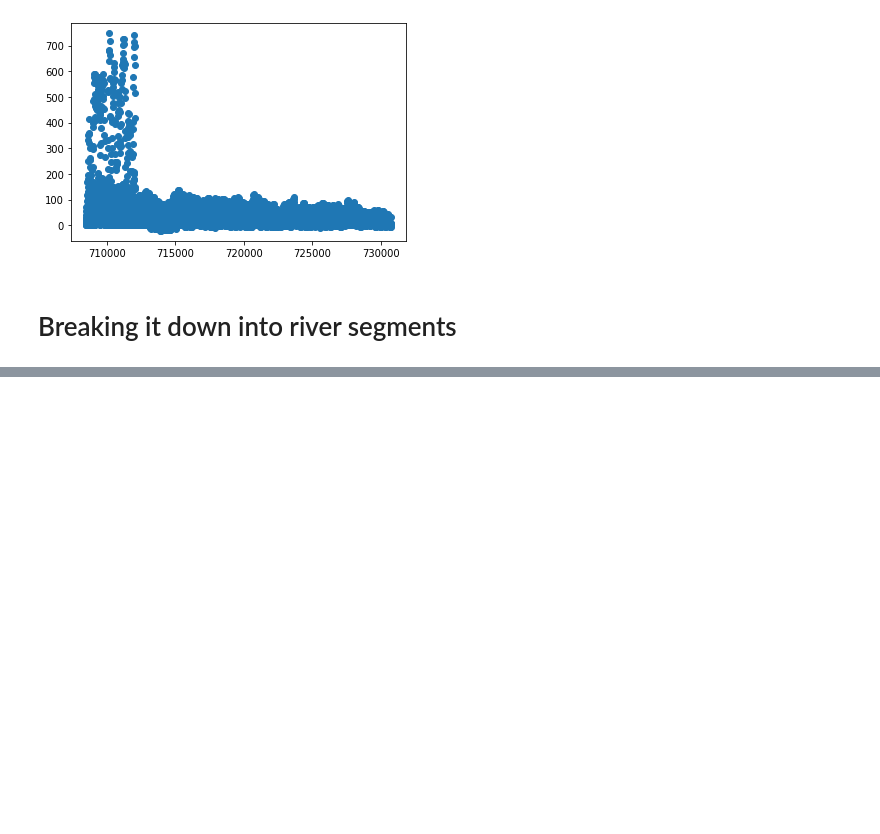
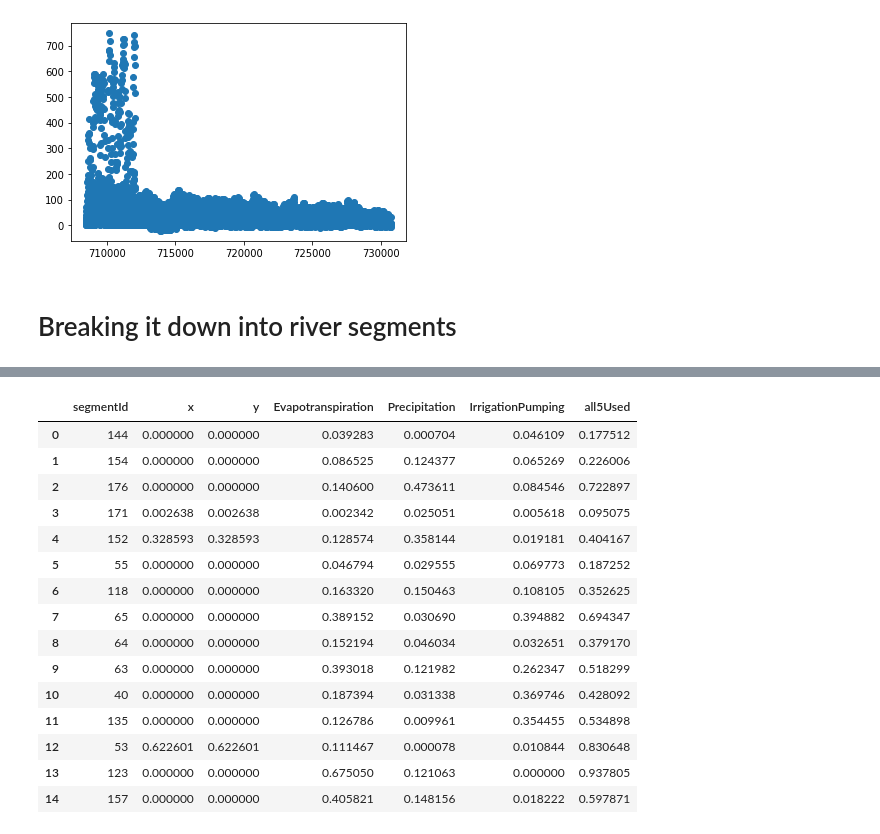
Before and after one commit to tjbrower/projet6, a Jupyter notebook: Thomas_code.ipynb, the cells around one changed output, grey strips where cells are left out. Drawn from its saved outputs; the diff is of its cells as text; code cells hidden in the pictures; blank space fills up the shorter version.

```diff
--- a/Thomas_code.ipynb
+++ b/Thomas_code.ipynb
@@ -68,7 +60,7 @@ for segment in df.Segment_id.unique():
     segment_output = current_segment[['Observed']]
     segment_LR = LR()
     segment_LR.fit(segment_input, segment_output)
-    columns = ['Evapotranspiration', 'Precipitation', 'Irrigation_pumping']
+    columns = ['x', 'y', 'Evapotranspiration', 'Precipitation', 'Irrigation_pumping']
     r_scores_for_each_segment.append(segment_LR.score(segment_input, segment_output))
 
     grid_results = []
@@ -78,33 +70,34 @@ for segment in df.Segment_id.unique():
         grid_LR = LR()
         grid_LR.fit(new_input, segment_output)
         grid_results.append(grid_LR.score(new_input, segment_output))
-    grid1, grid2, grid3 = grid_results[0], grid_results[1], grid_results[2]
+    grid1, grid2, grid3, grid4, grid5 = grid_results[0], grid_results[1], grid_results[2], grid_results[3], grid_results[4]
     all_grid_scores.append(grid_results)
 
     input_df = sm.add_constant(segment_input)
     model = sm.OLS(segment_output, input_df)
     results = model.fit()
-    print(results.summary(), 'and this is the r square value ', segment_LR.score(segment_input, segment_output))
+    print('\nRiver Segment\n', segment, '\n', results.pvalues, 'r score\n', segment_LR.score(segment_input, segment_output))
+#    print(results.summary(), 'and this is the r square value ', segment_LR.score(segment_input, segment_output))
 
 #     test_df = current_segment[['Evapotranspiration', 'Precipitation']]
 #     display(test_df.head(5))
     other_grid = []
-    for k in range(3):
-        for x in range(3):
-            if x <= k:
-                continue
-            else:
-                new_df = current_segment[[columns[k], columns[x]]]
-                other_grid_LR = LR()
-                other_grid_LR.fit(new_df, segment_output)
-                other_grid.append(other_grid_LR.score(new_df, segment_output))
-    other_grid1, other_grid2, other_grid3 = other_grid[0], other_grid[1], other_grid[2]
-    data_frame_list.append([segment, grid1, grid2, grid3, other_grid1, other_grid2, other_grid3, segment_LR.score(segment_input, segment_output)])
+#     for k in range(3):
+#         for x in range(3):
+#             if x <= k:
+#                 continue
+#             else:
+#                 new_df = current_segment[[columns[k], columns[x]]]
+#                 other_grid_LR = LR()
+#                 other_grid_LR.fit(new_df, segment_output)
+#                 other_grid.append(other_grid_LR.score(new_df, segment_output))
+#     other_grid1, other_grid2, other_grid3 = other_grid[0], other_grid[1], other_grid[2]
+    data_frame_list.append([segment, grid1, grid2, grid3, grid4, grid5, segment_LR.score(segment_input, segment_output)])
 
 #display(df.Segment_id.unique(), df.Segment_id.unique().shape, r_scores_for_each_segment)
 #display('all the grid scores\n', all_grid_scores)
-column_df = ['segmentId', 'Evapotranspiration', 'Precipitation', 'IrrigationPumping', 'EvapotranspirationAndPrecipitation',
-             'EvapotranspirationAndIrrigationPumping', 'PrecipitationAndIrrigationPumping', 'all3Used']
+column_df = ['segmentId', 'x', 'y', 'Evapotranspiration', 'Precipitation',
+             'IrrigationPumping', 'all5Used']
 full_df = pd.DataFrame(data_frame_list, columns = column_df)
 #full_df.save_csv(index = False)
 # %% [output]
@@ -316,5 +309,22 @@ strong multicollinearity problems or that the design matrix is singular. and thi
 # %%
-#full_df.head(15)
+full_df.head(15)
+# %% [output]
+|  | segmentId | x | y | Evapotranspiration | Precipitation | IrrigationPumping | all5Used |
+| 0 | 144 | 0.000000 | 0.000000 | 0.039283 | 0.000704 | 0.046109 | 0.177512 |
+| 1 | 154 | 0.000000 | 0.000000 | 0.086525 | 0.124377 | 0.065269 | 0.226006 |
+| 2 | 176 | 0.000000 | 0.000000 | 0.140600 | 0.473611 | 0.084546 | 0.722897 |
+| 3 | 171 | 0.002638 | 0.002638 | 0.002342 | 0.025051 | 0.005618 | 0.095075 |
+| 4 | 152 | 0.328593 | 0.328593 | 0.128574 | 0.358144 | 0.019181 | 0.404167 |
+| 5 | 55 | 0.000000 | 0.000000 | 0.046794 | 0.029555 | 0.069773 | 0.187252 |
+| 6 | 118 | 0.000000 | 0.000000 | 0.163320 | 0.150463 | 0.108105 | 0.352625 |
+| 7 | 65 | 0.000000 | 0.000000 | 0.389152 | 0.030690 | 0.394882 | 0.694347 |
+| 8 | 64 | 0.000000 | 0.000000 | 0.152194 | 0.046034 | 0.032651 | 0.379170 |
+| 9 | 63 | 0.000000 | 0.000000 | 0.393018 | 0.121982 | 0.262347 | 0.518299 |
+| 10 | 40 | 0.000000 | 0.000000 | 0.187394 | 0.031338 | 0.369746 | 0.428092 |
+| 11 | 135 | 0.000000 | 0.000000 | 0.126786 | 0.009961 | 0.354455 | 0.534898 |
+| 12 | 53 | 0.622601 | 0.622601 | 0.111467 | 0.000078 | 0.010844 | 0.830648 |
+| 13 | 123 | 0.000000 | 0.000000 | 0.675050 | 0.121063 | 0.000000 | 0.937805 |
+| 14 | 157 | 0.000000 | 0.000000 | 0.405821 | 0.148156 | 0.018222 | 0.597871 |
 # %%
 # r_scores = []
 # for segment in df.Segment_id.unique():
```
Also changed, not shown: parts of 2 cells of this notebook.
